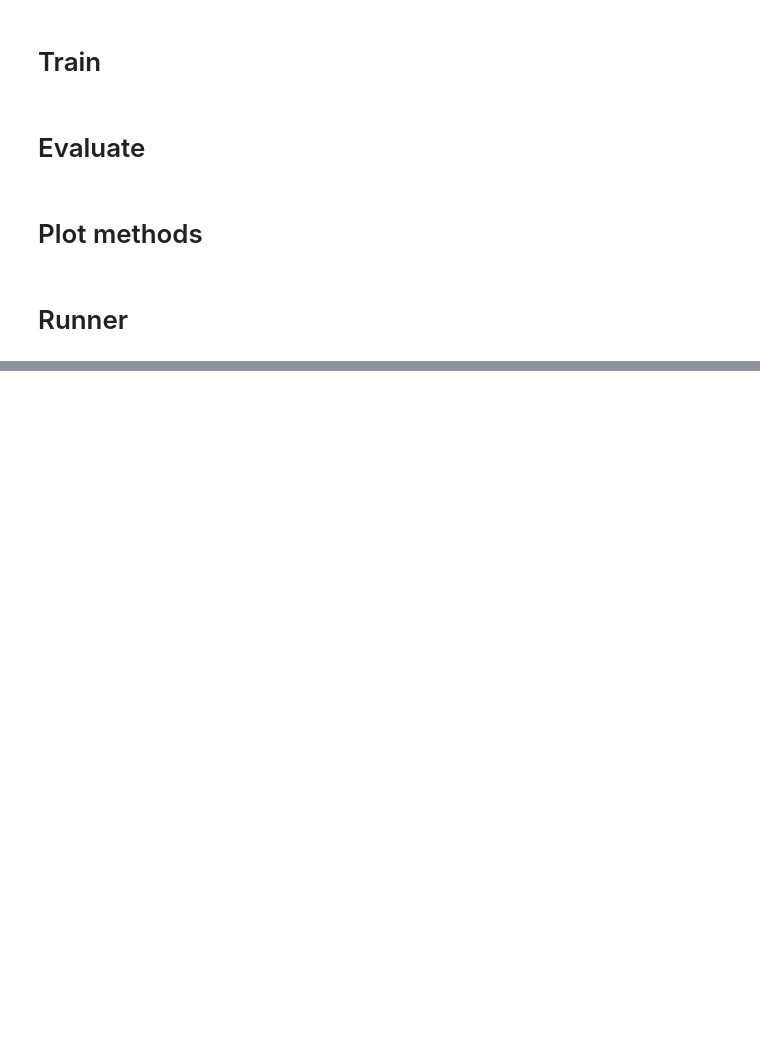
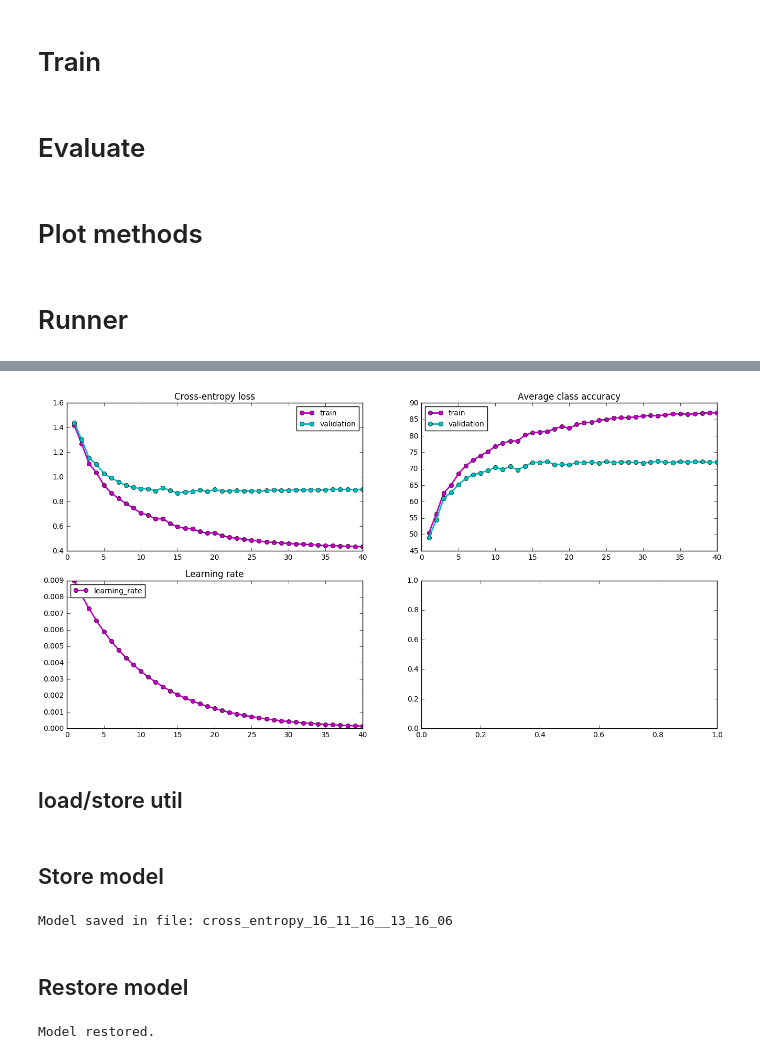
Before and after one commit to lstolcman/fer-deep-learning, a Jupyter notebook: DU2/cifar10/cifar10.ipynb, the cells around one changed output, grey strips where cells are left out. Cells and saved outputs as stored; diff of their text form; code cells hidden in the pictures; blank space fills up the shorter version.

Commit message:
Finalized lab2\nHinge loss implemented, added exp decay, ploted worst samples...

```diff
--- a/DU2/cifar10/cifar10.ipynb
+++ b/DU2/cifar10/cifar10.ipynb
@@ -139,6 +149,7 @@ weights = {
 biases = {
     'conv1': tf.Variable(tf.zeros([16]), name='b_conv1'),
     'conv2': tf.Variable(tf.zeros([32]), name='b_conv2'),
+
     'fc3': tf.Variable(tf.zeros([256]), name='b_fc3'),
     'fc4': tf.Variable(tf.zeros([128]), name='b_fc4'),
     'fc5': tf.Variable(tf.zeros([n_classes]), name='b_fc5')
@@ -166,16 +177,18 @@ logits = convnet(X, weights, biases)
 
 # loss
 regularizers = l2_loss(weights.values())
-data_loss = tf.reduce_mean(tf.nn.sparse_softmax_cross_entropy_with_logits(logits, Y_))
+loss_per_sample = tf.nn.sparse_softmax_cross_entropy_with_logits(logits, Y_)
+data_loss = tf.reduce_mean(loss_per_sample)
 loss = data_loss + weight_decay*regularizers
 
-lr = tf.placeholder(tf.float32)
-train_step =  tf.train.GradientDescentOptimizer(lr).minimize(loss)
+
+global_step = tf.Variable(0, trainable=False)
+learning_rate = tf.train.exponential_decay(0.01, global_step, 900, 0.9, staircase=True)
+train_step = tf.train.GradientDescentOptimizer(learning_rate).minimize(loss, global_step=global_step)
 # %% [markdown]
 # Train
 # %%
-def train(session, train_x, train_y, valid_x, valid_y, config):
-    plot_data = {}
+def train(session, train_x, train_y, valid_x, valid_y, config, plot_data={}):
     plot_data['train_loss'] = []
     plot_data['valid_loss'] = []
     plot_data['train_acc'] = []
@@ -183,8 +196,6 @@ def train(session, train_x, train_y, valid_x, valid_y, config):
     plot_data['lr'] = []
 
     session.run(tf.initialize_all_variables())
-
-    lr_policy = config['lr_policy']
     batch_size = config['batch_size']
     max_epochs = config['max_epochs']
     save_dir = config['save_dir']
@@ -195,8 +206,6 @@ def train(session, train_x, train_y, valid_x, valid_y, config):
     for epoch_num in range(1, max_epochs + 1):
       epoch_start = time.time()
       train_x, train_y = shuffle_data(train_x, train_y)
-      if epoch_num in lr_policy:
-          solver_config = lr_policy[epoch_num]
 
       for step in range(num_batches):
         offset = step * batch_size
@@ -204,7 +213,7 @@ def train(session, train_x, train_y, valid_x, valid_y, config):
         batch_x = train_x[offset:(offset + batch_size), ...]
         batch_y = train_y[offset:(offset + batch_size), ...]
 
-        feed_dict = {X: batch_x, Y_: batch_y, lr:solver_config['lr']}
+        feed_dict = {X: batch_x, Y_: batch_y}
         start_time = time.time()
         ret_val = session.run([train_step, loss, logits], feed_dict=feed_dict)
         _, loss_val, logits_val = ret_val
@@ -228,8 +237,9 @@ def train(session, train_x, train_y, valid_x, valid_y, config):
       plot_data['valid_loss'] += [valid_loss]
       plot_data['train_acc'] += [train_acc]
       plot_data['valid_acc'] += [valid_acc]
-      plot_data['lr'] += [solver_config['lr']]
-      plot_training_progress(SAVE_DIR, plot_data)
+      plot_data['lr'] += [session.run(learning_rate)]
+      plot_training_progress(plot_data, SAVE_DIR)
+    return plot_data
 # %% [markdown]
 # Evaluate
 # %%
@@ -285,7 +312,7 @@ def draw_conv_filters(epoch, step, weights, save_dir):
   filename = 'epoch_%02d_step_%06d.png' % (epoch, step)
   ski.io.imsave(os.path.join(save_dir, filename), img)
 
-def plot_training_progress(save_dir, data):
+def plot_training_progress(data, save_dir=None):
   fig, ((ax1, ax2), (ax3, ax4)) = plt.subplots(2, 2, figsize=(16,8))
   linewidth = 2
   legend_size = 10
@@ -310,16 +337,21 @@ def plot_training_progress(save_dir, data):
   ax3.plot(x_data, data['lr'], marker='o', color=train_color,
            linewidth=linewidth, linestyle='-', label='learning_rate')
   ax3.legend(loc='upper left', fontsize=legend_size)
-
-  save_path = os.path.join(save_dir, 'training_plot.pdf')
-  print('Plotting in: ', save_path)
-  plt.savefig(save_path)
+  if save_dir is not None:
+    save_path = os.path.join(save_dir, 'training_plot.pdf')
+    print('Plotting in: ', save_path)
+    plt.savefig(save_path)
+    plt.close()
+  else:
+    plt.show()
 # %% [markdown]
 # Runner
 # %%
 session = tf.Session()
 train_start = time.time()
-train(session, train_x, train_y, valid_x, valid_y, config)
+
+plot_data={}
+train(session, train_x, train_y, valid_x, valid_y, config, plot_data)
 
 print("Total train time:", time.time() - train_start)
 # %% [output]
@@ -356,0 +377,6 @@ show_image(train_x[2], data_mean, data_std)
+# %%
+plot_training_progress(plot_data)
+# %% [output]
+[figure, added]
+# %% [markdown]
+## load/store util
@@ -356,0 +396,17 @@ show_image(train_x[2], data_mean, data_std)
+# %% [markdown]
+## Store model
+# %%
+saver = tf.train.Saver()
+path = "cross_entropy_" + timestamp_str()
+save(saver, path)
+# %% [output]
+Model saved in file: cross_entropy_16_11_16__13_16_06
+# %% [markdown]
+## Restore model
+# %%
+saver = tf.train.Saver()
+session = tf.Session()
+path = 'cross_entropy_16_11_16__13_16_06'
+restore(saver, session, path)
+# %% [output]
+Model restored.
```
Also changed, not shown: parts of 17 cells of this notebook, 1 other file.
